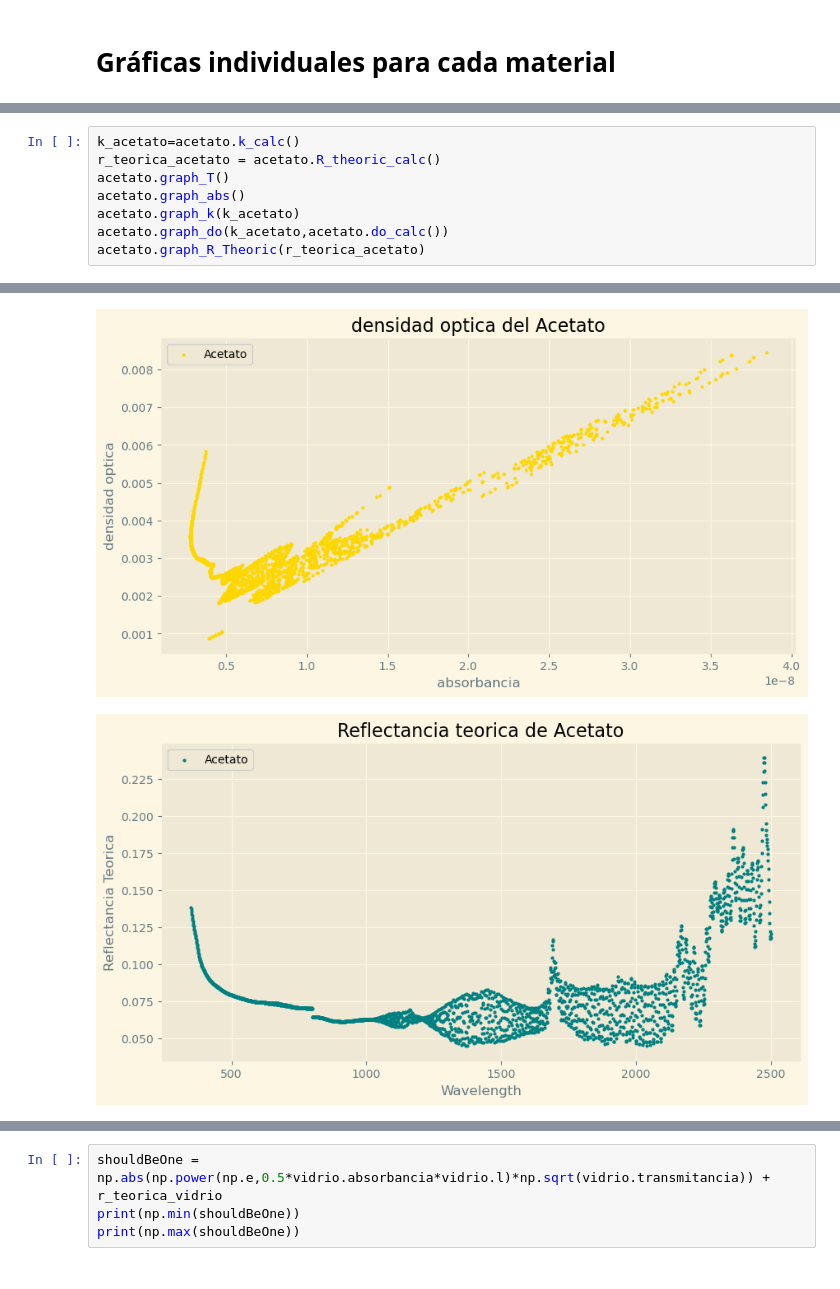
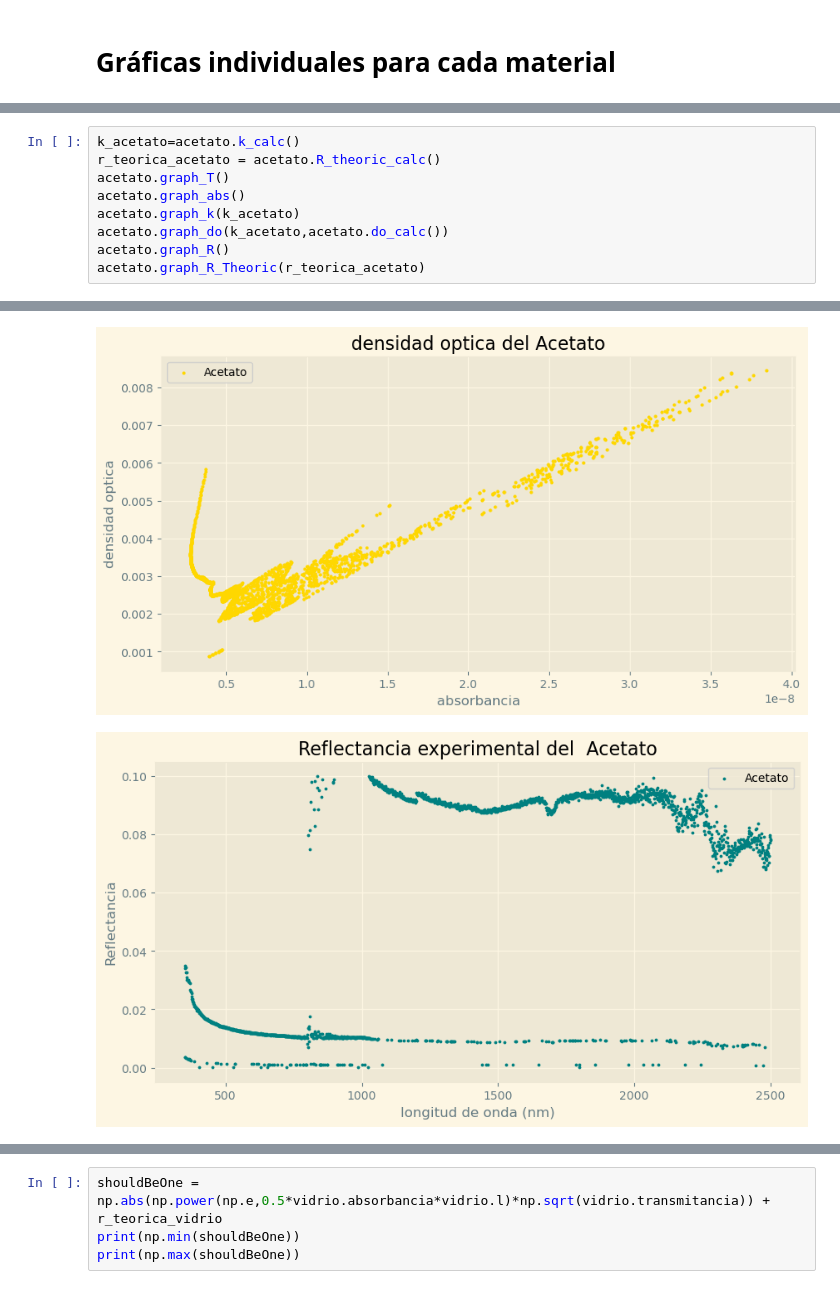
Before and after one commit to AlejoProjects/tecnicas, a Jupyter notebook: BandGapInitial.ipynb, the cells around one changed output, grey strips where cells are left out. Cells and saved outputs as stored; diff of their text form.

```diff
--- a/BandGapInitial.ipynb
+++ b/BandGapInitial.ipynb
@@ -295,14 +367,15 @@ vidrio.graph_R_Theoric(r_teorica_vidrio)
 # %%
 k_acetato=acetato.k_calc()
 r_teorica_acetato = acetato.R_theoric_calc()
 acetato.graph_T()
 acetato.graph_abs()
 acetato.graph_k(k_acetato)
 acetato.graph_do(k_acetato,acetato.do_calc())
+acetato.graph_R()
 acetato.graph_R_Theoric(r_teorica_acetato)
 # %% [output]
 [figure]
 [figure]
 [figure]
 [figure]
-[figure, old version]
+[figure, new version]
```
Also changed, not shown: parts of 19 cells of this notebook, 1 other file.
